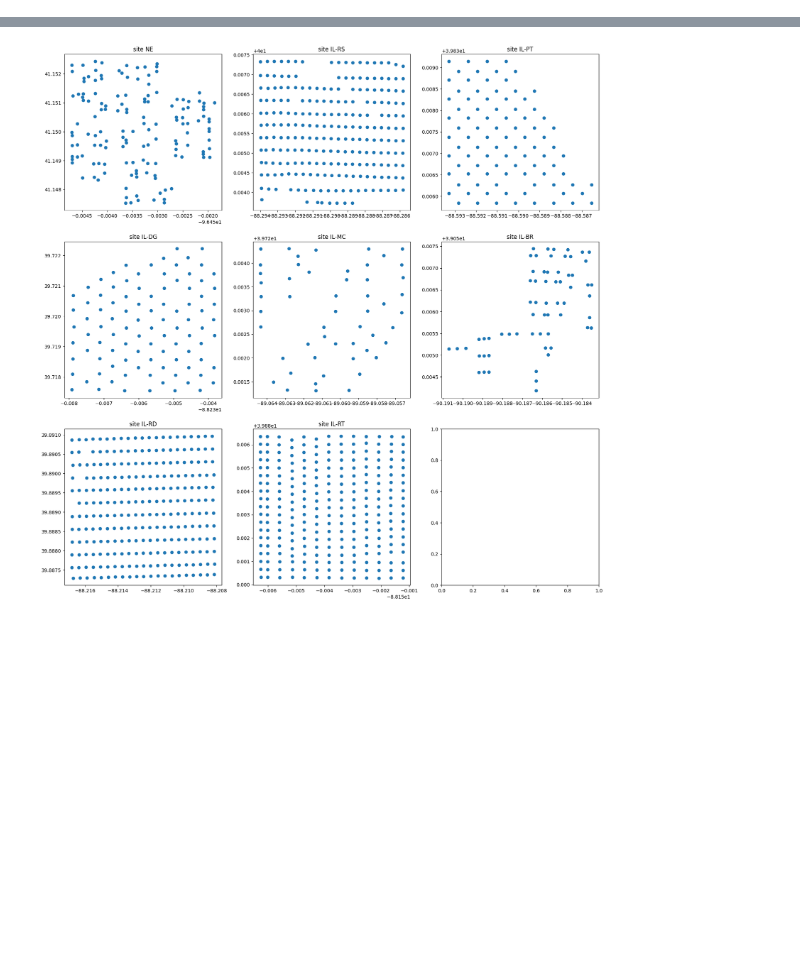
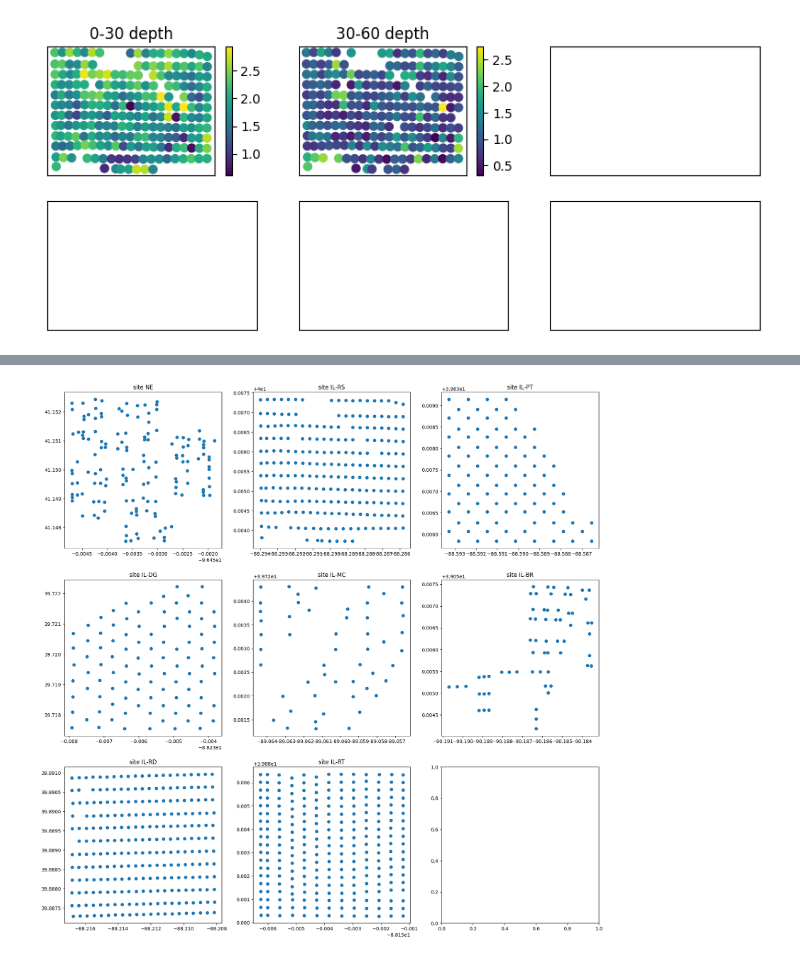
Before and after one commit to MarcoBellizzi/spatial_data, a Jupyter notebook: us_mildwest_fields.ipynb, the cells around one changed output, grey strips where cells are left out. Saved outputs shown, nothing was run; the diff lists cells and outputs as text; code cells hidden in the pictures; blank space fills up the shorter version.

```diff
--- a/us_mildwest_fields.ipynb
+++ b/us_mildwest_fields.ipynb
@@ -20,0 +46,15 @@ df_loc
+# %%
+df_loc = pd.read_csv('./data/U.S. Midwest fields/locations.csv')
+
+df = df_loc[df_loc['site'] == 'IL-MC']
+
+map = folium.Map([43.708, -80.265], zoom_start=15)
+
+for index, row in df.iterrows():
+    folium.CircleMarker(
+        location=(row['Y'], row['X']),
+        radius=2,
+        color="cornflowerblue"
+    ).add_to(map)
+
+map
@@ -20,0 +63,66 @@ df_loc
+# %%
+df_loc = pd.read_csv('./data/U.S. Midwest fields/locations.csv')
+df_mes = pd.read_csv('./data/U.S. Midwest fields/measurements.csv')
+
+sites_names = set(df_loc['site'])
+
+for site in sites_names:
+    print(site)
+
+    fig, axs = plt.subplots(2, 3, figsize=(10, 4))
+    size = 40
+
+    sites = {}
+
+    ds = df_mes[df_mes['site'] == site]
+
+    for index, row in ds.iterrows():
+
+        sample_depth_min = row['sample_depth_min']
+        sample_depth_max = int(row['sample_depth_max'])
+
+        key = str(sample_depth_min) + "-" + str(sample_depth_max)
+
+        if key not in sites:
+            sites[key] = {
+                "X" : [],
+                "Y" : [],
+                "SOCc" : [],
+                "BD" : []
+            }
+
+
+        row_loc = df_loc[df_loc['location_id'] == row['location_id']]
+
+        X = row_loc['X'].iloc[0]
+        Y = row_loc['Y'].iloc[0]
+
+        print(X, Y)
+
+        SOCc = row['SOCc']
+        BD = row['BD']
+
+        sites[key]['X'].append(X)
+        sites[key]['Y'].append(Y)
+        sites[key]['SOCc'].append(SOCc)
+        sites[key]['BD'].append(SOCc)
+
+    for key in list(sites.keys()):
+        if len(sites[key]['X']) < 3:
+            sites.pop(key)
+
+    for i, key in enumerate(sites):
+        riga = i // 3
+        colonna = i % 3
+        p = axs[riga, colonna].scatter(sites[key]['X'], sites[key]['Y'], s=size, c=sites[key]['SOCc'])
+        axs[riga, colonna].set_title(key + " depth")
+        plt.colorbar(p)
+
+    for i in range(6):
+        riga = i // 3
+        colonna = i % 3
+        axs[riga, colonna].xaxis.set_visible(False)
+        axs[riga, colonna].yaxis.set_visible(False)
+
+    plt.show()
+# %% [output]
@@ -20,0 +146 @@ df_loc
+[figure, added]
```
Also changed, not shown: parts of 5 cells of this notebook, 4 other files.
